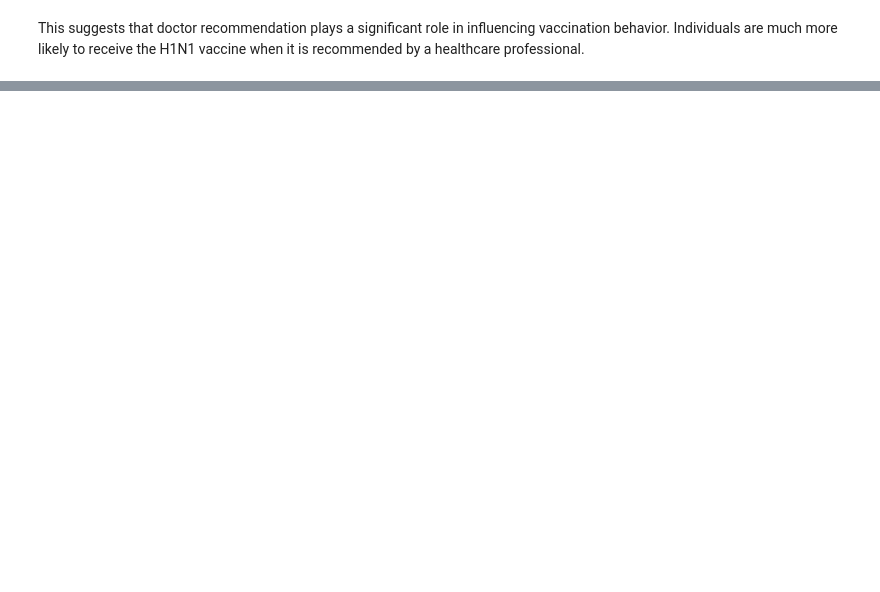
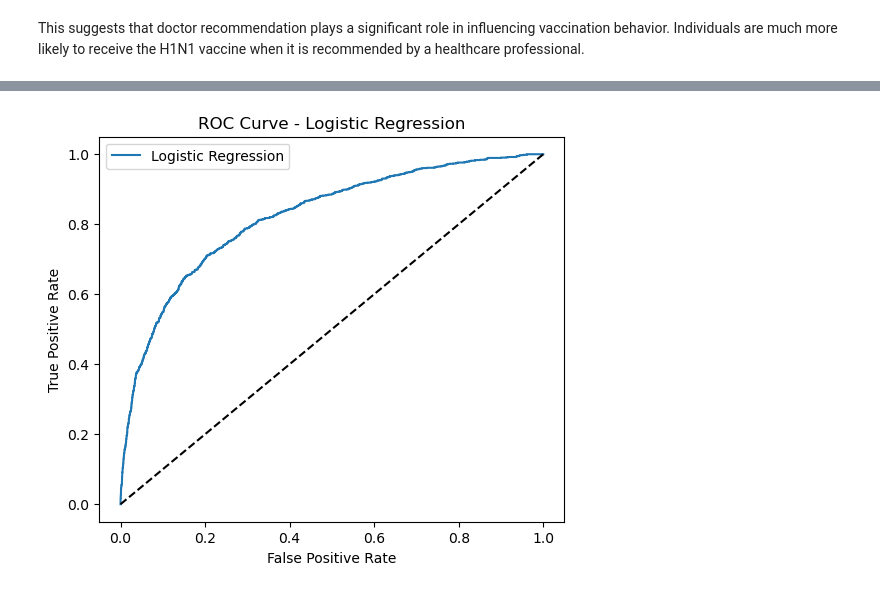
Before and after one commit to Abbystacy/HIN1-Vaccines-project, a Jupyter notebook: index.ipynb, the cells around one changed output, grey strips where cells are left out. Saved outputs shown, nothing was run; the diff lists cells and outputs as text; code cells hidden in the pictures; blank space fills up the shorter version.

Commit message:
Implement ML workflow: preprocessing pipeline, Logistic Regress, Random Forest

```diff
--- a/index.ipynb
+++ b/index.ipynb
@@ -283,0 +233,4 @@ Missing values in test set: 0
+# %%
+# Checking If the pipeline worked
+X_train_processed = preprocessor.fit_transform(X_train)
+np.isnan(X_train_processed).sum()
@@ -351,0 +365,12 @@ numeric_pipeline = Pipeline([
+# %%
+# Modelling the pipeline
+#We use logistic regression as the baseline model because it is used for binary classification
+logreg_pipeline = Pipeline([
+    ("preprocessor", preprocessor),
+    ("model", LogisticRegression(
+        max_iter=1000,
+        class_weight='balanced',
+        random_state=42,
+        solver='liblinear'
+    ))])
+logreg_pipeline
@@ -351,0 +395,2 @@ numeric_pipeline = Pipeline([
+# %%
+logreg_pipeline.fit(X_train, y_train)
@@ -351,0 +415,4 @@ numeric_pipeline = Pipeline([
+# %%
+# Making predictions of our model
+y_pred_log = logreg_pipeline.predict(X_test)
+y_prob_log = logreg_pipeline.predict_proba(X_test)[:,1]
@@ -351,0 +472,17 @@ numeric_pipeline = Pipeline([
+# %%
+
+
+falsepositive, truepositive, thresholds = roc_curve(y_test, y_prob_log)
+
+plt.figure(figsize=(6,5))
+plt.plot(falsepositive, truepositive, label="Logistic Regression")
+plt.plot([0,1],[0,1],'k--')
+
+plt.xlabel("False Positive Rate")
+plt.ylabel("True Positive Rate")
+plt.title("ROC Curve - Logistic Regression")
+plt.legend()
+
+plt.show()
+# %% [output]
+[figure, added]
```
Also changed, not shown: parts of 64 cells of this notebook.
